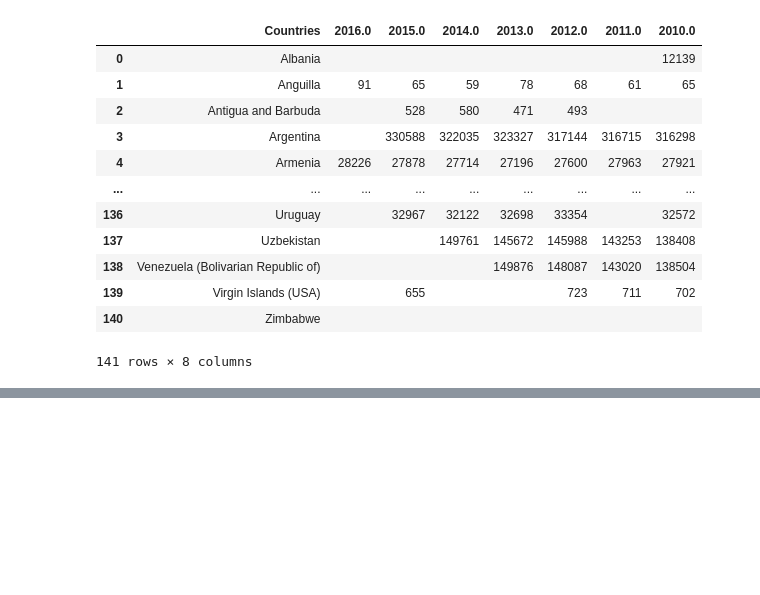
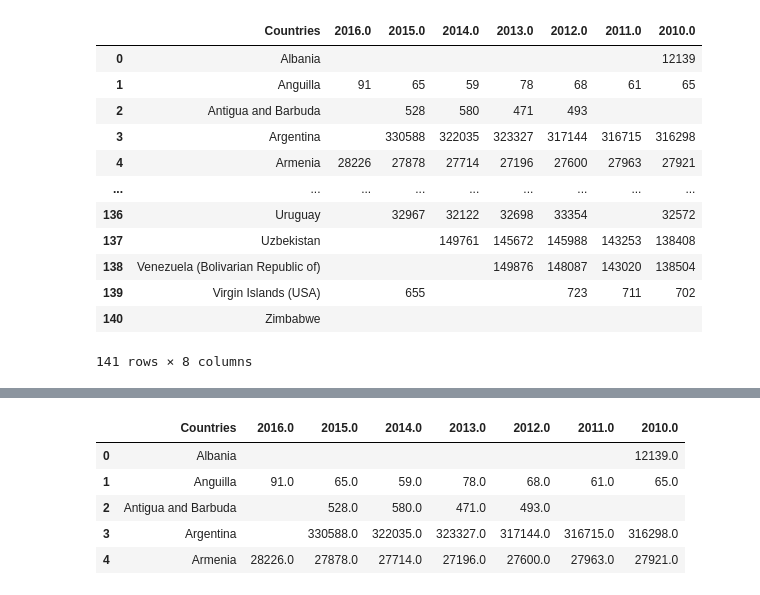
Before and after one commit to laurybenoit/ETL-Project, a Jupyter notebook: Malarianotebook.ipynb, the cells around one changed output, grey strips where cells are left out. Saved outputs shown, nothing was run; the diff lists cells and outputs as text; code cells hidden in the pictures; blank space fills up the shorter version.

```diff
--- a/Malarianotebook.ipynb
+++ b/Malarianotebook.ipynb
@@ -241,0 +257,9 @@ OperationalError: (psycopg2.OperationalError) FATAL:  password authentication fa
+# %%
+pd.read_sql_query('SELECT * FROM public."Reporteddeaths"', con=engine).head()
+# %% [output]
+|  | Countries | 2016.0 | 2015.0 | 2014.0 | 2013.0 | 2012.0 | 2011.0 | 2010.0 |
+| 0 | Albania |  |  |  |  |  |  | 12139.0 |
+| 1 | Anguilla | 91.0 | 65.0 | 59.0 | 78.0 | 68.0 | 61.0 | 65.0 |
+| 2 | Antigua and Barbuda |  | 528.0 | 580.0 | 471.0 | 493.0 |  |  |
+| 3 | Argentina |  | 330588.0 | 322035.0 | 323327.0 | 317144.0 | 316715.0 | 316298.0 |
+| 4 | Armenia | 28226.0 | 27878.0 | 27714.0 | 27196.0 | 27600.0 | 27963.0 | 27921.0 |
```
Also changed, not shown: parts of 5 cells of this notebook.
